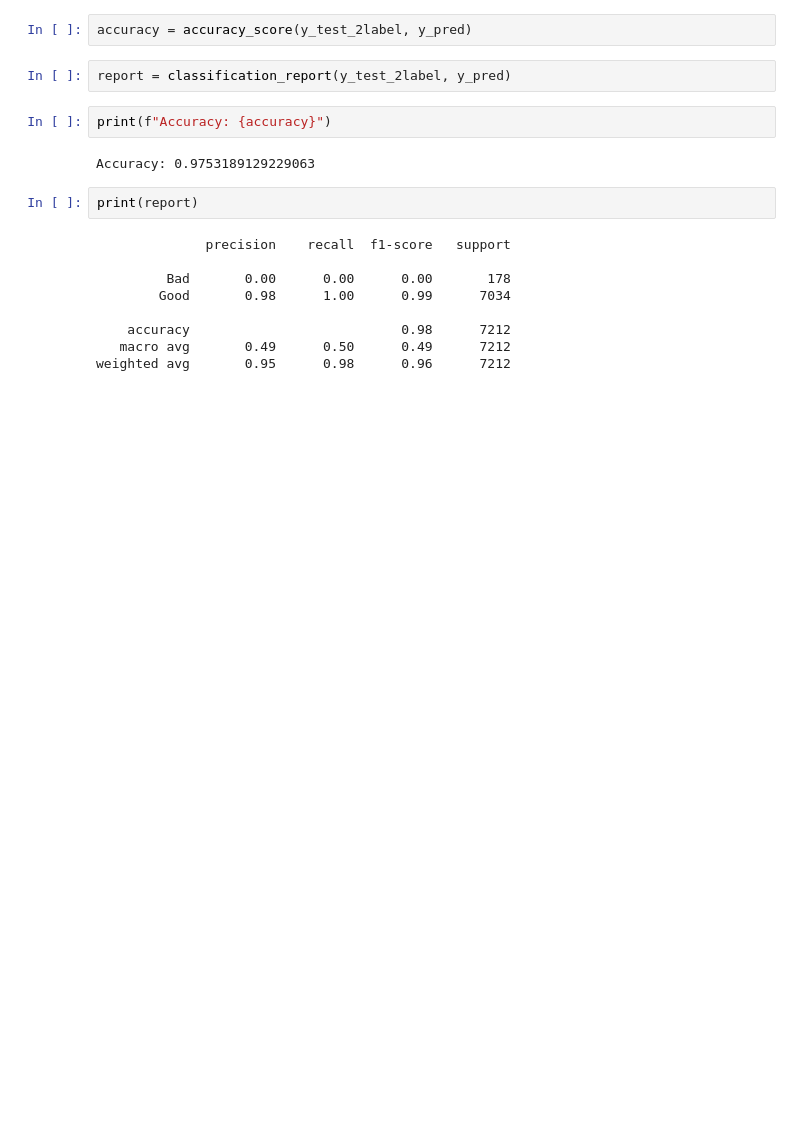
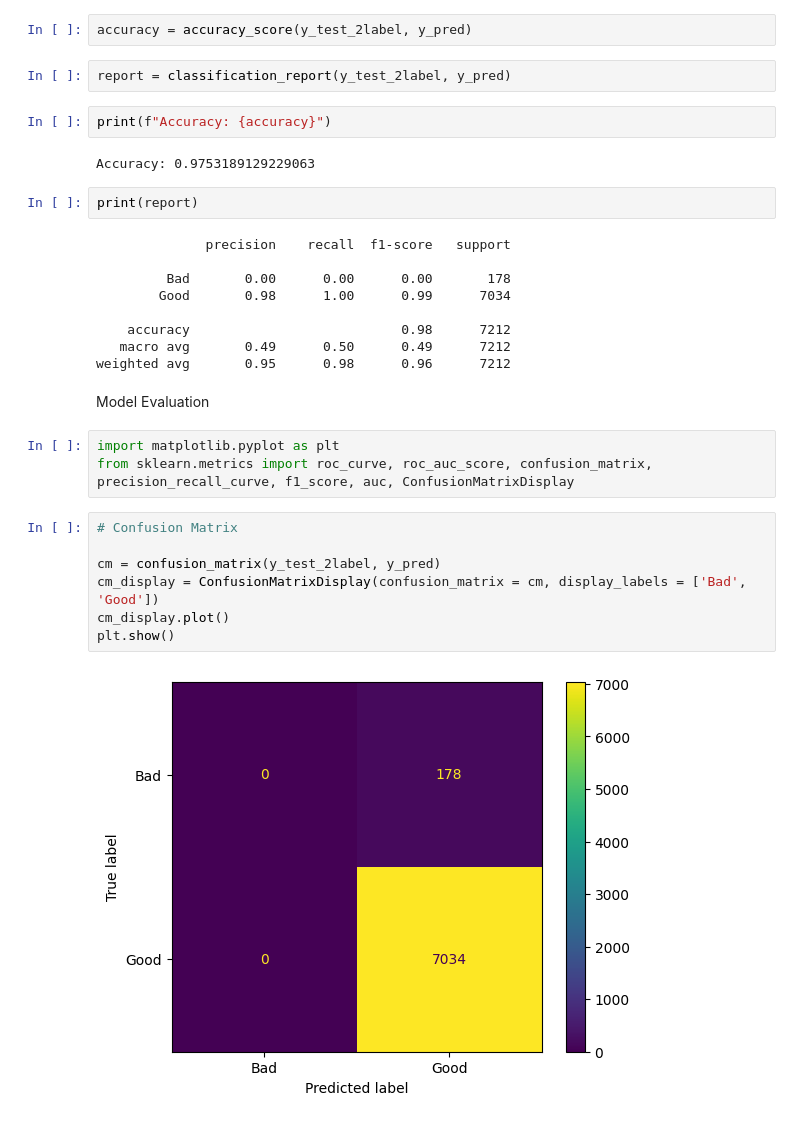
Before and after one commit to manish-cr/CS3244-credit-approval, a Jupyter notebook: code/logistic_regression.ipynb, the cells around one changed output. Cells and saved outputs as stored; diff of their text form; blank space fills up the shorter version.

Commit message:
Added PR-curve, ROC-AUC and confusion matrix.

```diff
--- a/code/logistic_regression.ipynb
+++ b/code/logistic_regression.ipynb
@@ -43,3 +56,17 @@ print(report)
     accuracy                           0.98      7212
    macro avg       0.49      0.50      0.49      7212
 weighted avg       0.95      0.98      0.96      7212
+# %% [markdown]
+Model Evaluation
+# %%
+import matplotlib.pyplot as plt
+from sklearn.metrics import roc_curve, roc_auc_score, confusion_matrix, precision_recall_curve, f1_score, auc, ConfusionMatrixDisplay
+# %%
+# Confusion Matrix
+
+cm = confusion_matrix(y_test_2label, y_pred)
+cm_display = ConfusionMatrixDisplay(confusion_matrix = cm, display_labels = ['Bad', 'Good'])
+cm_display.plot()
+plt.show()
+# %% [output]
+[figure, added]
```
Also changed, not shown: parts of 7 cells of this notebook.
